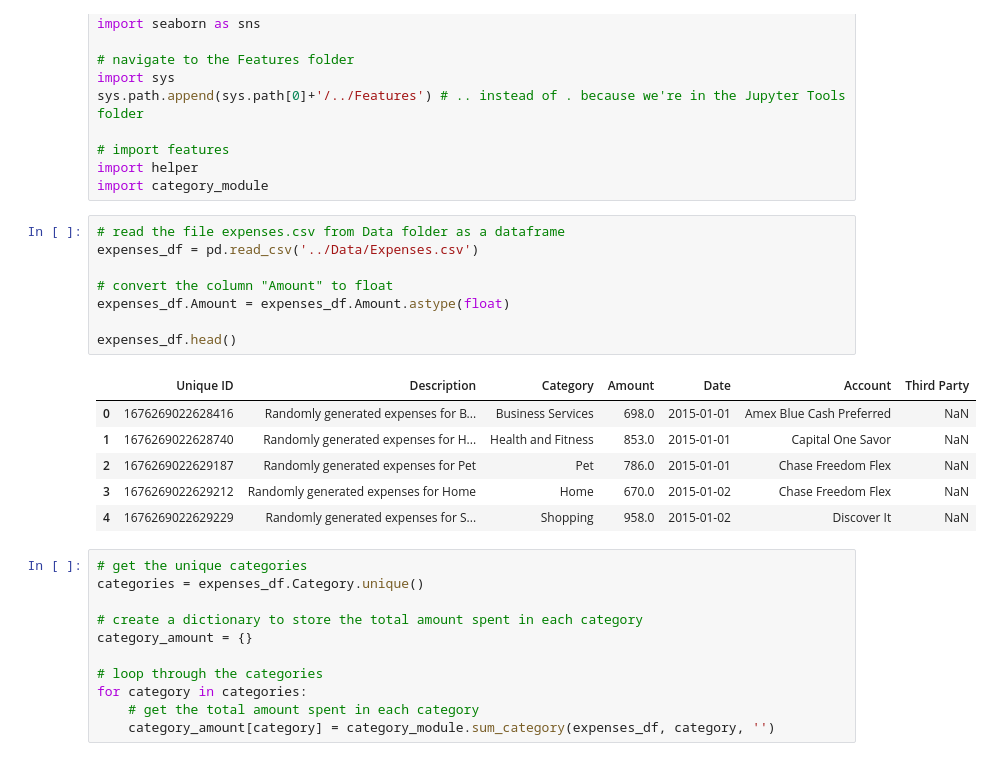
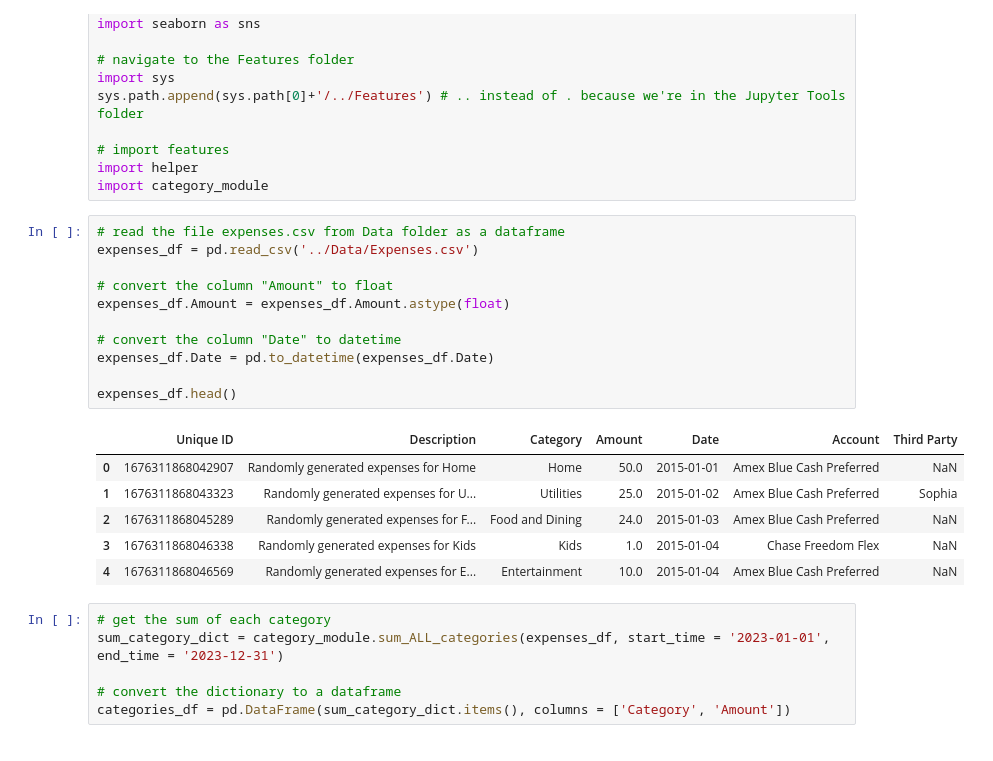
Before and after one commit to NguyenTran2002/CloudFinance, a Jupyter notebook: Jupyter Tools/category_distribution.ipynb, the cells around one changed output. Saved outputs shown, nothing was run; the diff lists cells and outputs as text.

Commit message:
Adjust transaction_generator for more realistic data, completed category_distribution

```diff
--- a/Jupyter Tools/category_distribution.ipynb
+++ b/Jupyter Tools/category_distribution.ipynb
@@ -17,28 +17,26 @@ import category_module
 # %%
 # read the file expenses.csv from Data folder as a dataframe
 expenses_df = pd.read_csv('../Data/Expenses.csv')
 
 # convert the column "Amount" to float
 expenses_df.Amount = expenses_df.Amount.astype(float)
 
+# convert the column "Date" to datetime
+expenses_df.Date = pd.to_datetime(expenses_df.Date)
+
 expenses_df.head()
 # %% [output]
 |  | Unique ID | Description | Category | Amount | Date | Account | Third Party |
-| 0 | 1676269022628416 | Randomly generated expenses for B... | Business Services | 698.0 | 2015-01-01 | Amex Blue Cash Preferred | NaN |
-| 1 | 1676269022628740 | Randomly generated expenses for H... | Health and Fitness | 853.0 | 2015-01-01 | Capital One Savor | NaN |
-| 2 | 1676269022629187 | Randomly generated expenses for Pet | Pet | 786.0 | 2015-01-01 | Chase Freedom Flex | NaN |
-| 3 | 1676269022629212 | Randomly generated expenses for Home | Home | 670.0 | 2015-01-02 | Chase Freedom Flex | NaN |
-| 4 | 1676269022629229 | Randomly generated expenses for S... | Shopping | 958.0 | 2015-01-02 | Discover It | NaN |
+| 0 | 1676311868042907 | Randomly generated expenses for Home | Home | 50.0 | 2015-01-01 | Amex Blue Cash Preferred | NaN |
+| 1 | 1676311868043323 | Randomly generated expenses for U... | Utilities | 25.0 | 2015-01-02 | Amex Blue Cash Preferred | Sophia |
+| 2 | 1676311868045289 | Randomly generated expenses for F... | Food and Dining | 24.0 | 2015-01-03 | Amex Blue Cash Preferred | NaN |
+| 3 | 1676311868046338 | Randomly generated expenses for Kids | Kids | 1.0 | 2015-01-04 | Chase Freedom Flex | NaN |
+| 4 | 1676311868046569 | Randomly generated expenses for E... | Entertainment | 10.0 | 2015-01-04 | Amex Blue Cash Preferred | NaN |
-# %%
-# get the unique categories
-categories = expenses_df.Category.unique()
-
-# create a dictionary to store the total amount spent in each category
-category_amount = {}
-
-# loop through the categories
-for category in categories:
-    # get the total amount spent in each category
-    category_amount[category] = category_module.sum_category(expenses_df, category, '')
+# %%
+# get the sum of each category
+sum_category_dict = category_module.sum_ALL_categories(expenses_df, start_time = '2023-01-01', end_time = '2023-12-31')
+
+# convert the dictionary to a dataframe
+categories_df = pd.DataFrame(sum_category_dict.items(), columns = ['Category', 'Amount'])
 # %%
 # sort the data
```
Also changed, not shown: parts of 1 cell of this notebook, 4 other files.
